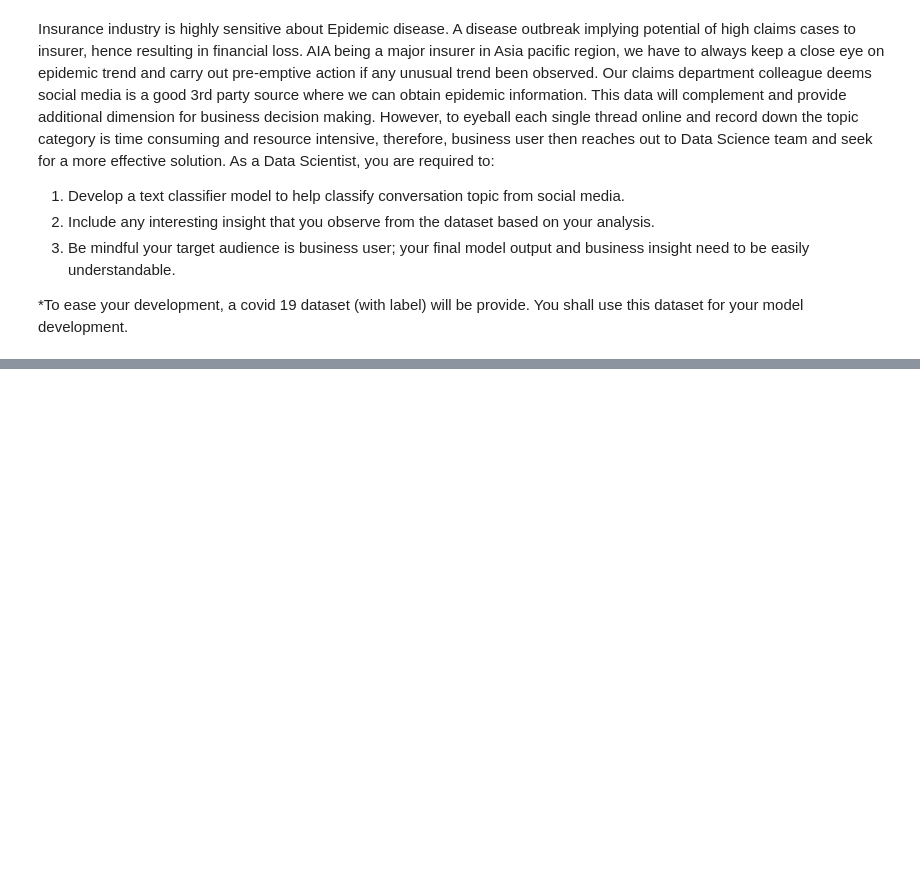
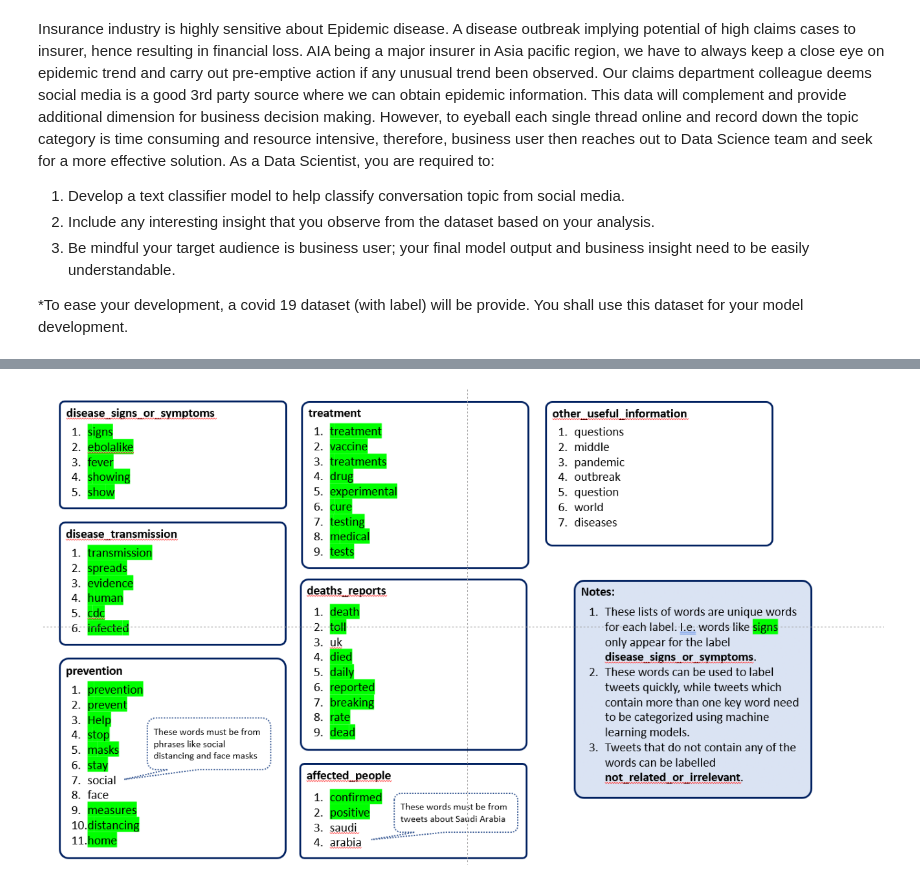
Before and after one commit to atlas-github/aia_2022, a Jupyter notebook: aia.ipynb, the cells around one changed output, grey strips where cells are left out. Saved outputs shown, nothing was run; the diff lists cells and outputs as text; code cells hidden in the pictures; blank space fills up the shorter version.

```diff
--- a/aia.ipynb
+++ b/aia.ipynb
@@ -265,0 +549,12 @@ Insurance industry is highly sensitive about Epidemic disease. A disease outbrea
+# %%
+import matplotlib.pyplot as plt
+import matplotlib.image as mpimg
+
+#venn.png was drawn using PowerPoint
+img = mpimg.imread('aia_2022/venn.png')
+f = plt.figure(figsize=(45,13.5))
+plt.axis('off')
+imgplot = plt.imshow(img)
+plt.show()
+# %% [output]
+[figure, added]
```
Also changed, not shown: parts of 18 cells of this notebook.
